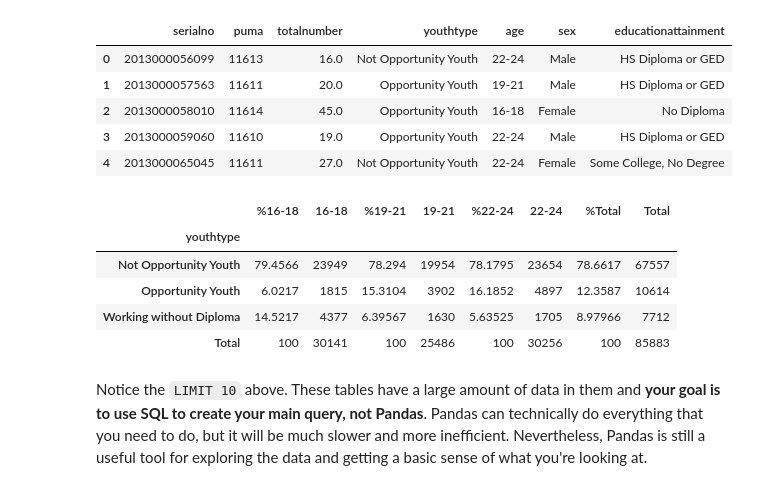
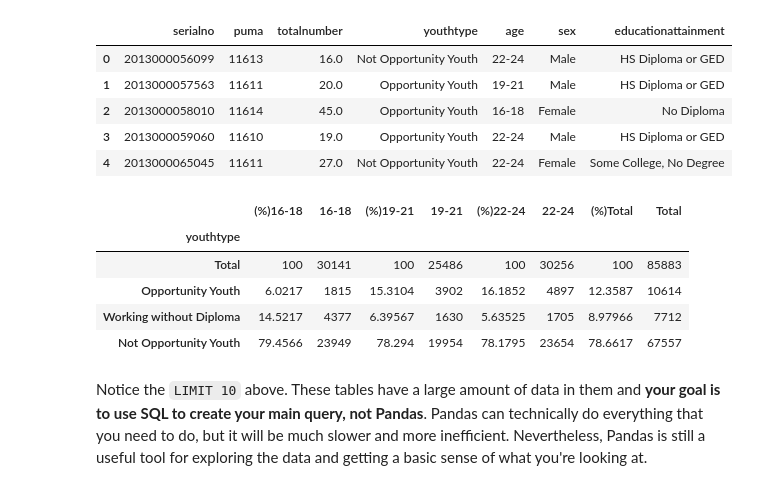
Before and after one commit to hmdev649/dsc-mod-1-project-seattle-ds, a Jupyter notebook: notebooks/exploratory/01_erh_download_and_explore_data.ipynb, the cells around one changed output. Saved outputs shown, nothing was run; the diff lists cells and outputs as text; code cells hidden in the pictures.

```diff
--- a/notebooks/exploratory/01_erh_download_and_explore_data.ipynb
+++ b/notebooks/exploratory/01_erh_download_and_explore_data.ipynb
@@ -108,29 +124,31 @@ df.head()
 # %%
 import numpy as np
 nd =pd.pivot_table(df,
                index=['youthtype'],
                values=['totalnumber'],
                columns=['age'],
                aggfunc=np.sum,
                fill_value='',
                margins=True,
                margins_name='Total'
               )['totalnumber']
 nd.reset_index()
 nd.columns.rename('', inplace=True)
 newc =(nd['16-18']/nd['16-18']['Total'])*100
-nd.insert(0, '%16-18', newc)
+nd.insert(0, '(%)16-18', newc)
 newd =(nd['19-21']/nd['19-21']['Total'])*100
-nd.insert(2, '%19-21', newd)
+nd.insert(2, '(%)19-21', newd)
 newe =(nd['22-24']/nd['22-24']['Total'])*100
-nd.insert(4, '%22-24', newe)
+nd.insert(4, '(%)22-24', newe)
 newf =(nd['Total']/nd['Total']['Total'])*100
-nd.insert(6, '%Total', newf)
-nd
+nd.insert(6, '(%)Total', newf)
+new_index1=['Total', 'Opportunity Youth', 'Working without Diploma', 'Not Opportunity Youth']
+total_youth_2017=nd.reindex(new_index1)
+total_youth_2017
 # %% [output]
-|  | %16-18 | 16-18 | %19-21 | 19-21 | %22-24 | 22-24 | %Total | Total |
+|  | (%)16-18 | 16-18 | (%)19-21 | 19-21 | (%)22-24 | 22-24 | (%)Total | Total |
 | youthtype |  |  |  |  |  |  |  |  |
-| Not Opportunity Youth | 79.4566 | 23949 | 78.294 | 19954 | 78.1795 | 23654 | 78.6617 | 67557 |
+| Total | 100 | 30141 | 100 | 25486 | 100 | 30256 | 100 | 85883 |
 | Opportunity Youth | 6.0217 | 1815 | 15.3104 | 3902 | 16.1852 | 4897 | 12.3587 | 10614 |
 | Working without Diploma | 14.5217 | 4377 | 6.39567 | 1630 | 5.63525 | 1705 | 8.97966 | 7712 |
-| Total | 100 | 30141 | 100 | 25486 | 100 | 30256 | 100 | 85883 |
+| Not Opportunity Youth | 79.4566 | 23949 | 78.294 | 19954 | 78.1795 | 23654 | 78.6617 | 67557 |
```
Also changed, not shown: parts of 18 cells of this notebook, 5 other files.
